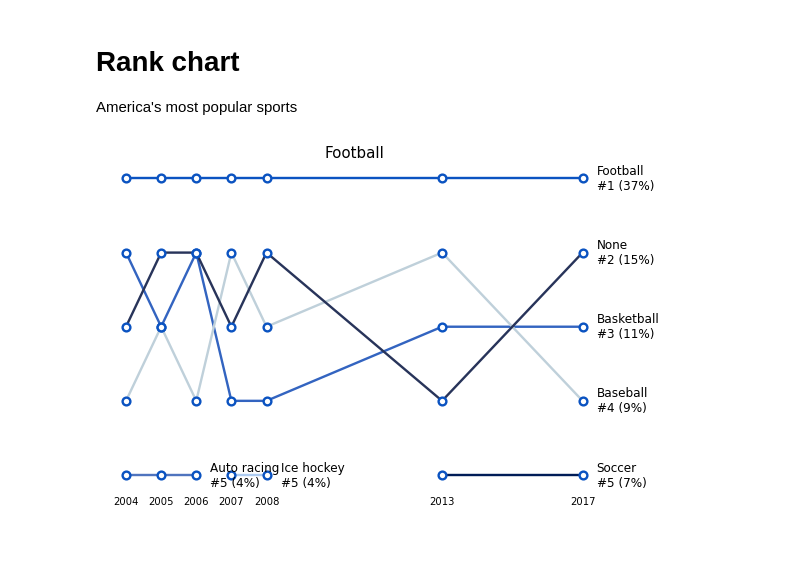
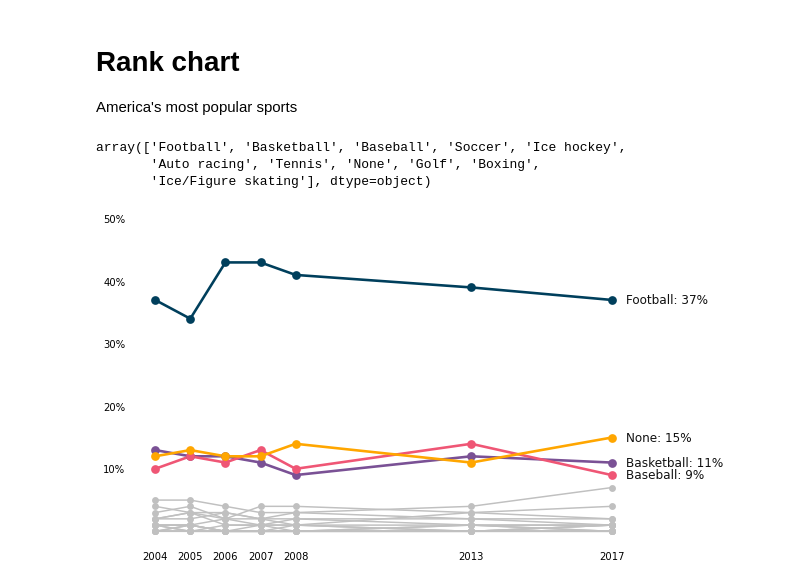
Before and after one commit to Lisa-Ho/makeover-monday, a Jupyter notebook: 2020-W01/makeover-monday-2020-w01.ipynb, the cells around one changed output. Drawn from its saved outputs; the diff is of its cells as text; code cells hidden in the pictures; blank space fills up the shorter version.

Commit message:
continud chart ++ started setting up data viz layout

```diff
--- a/2020-W01/makeover-monday-2020-w01.ipynb
+++ b/2020-W01/makeover-monday-2020-w01.ipynb
@@ -22,4 +22,5 @@ data["rank"] = data.groupby("Year")["Percent"].transform(lambda x: rankdata(-x))
 data["rank"] = data["rank"].apply(np.floor)
 
 #remove where rank less than 10
-data = data[data["rank"]<=5]
+#data = data[data["rank"]<=8]
+data = data[data["Sport"]!="No opinion"]
@@ -29,52 +27,67 @@ SPORT = SPORTS[0]
+# %%
+data["Sport"].unique()
+# %% [output]
+array(['Football', 'Basketball', 'Baseball', 'Soccer', 'Ice hockey',
+       'Auto racing', 'Tennis', 'None', 'Golf', 'Boxing',
+       'Ice/Figure skating'], dtype=object)
 # %%
-def add_label(x,y,perc,label, fontsize, ax):
+def add_label(x,y,label, fontsize, ax):
     PAD = 0.4
     ax.annotate(
-        f"{label}\n#{int(y)} ({int(perc)}%)",
+        f"{label}: {int(y)}%",
         xy=(x + PAD, y),
         ha="left",
         va="center",
         fontsize=fontsize,
-        zorder=12
+        zorder=12,
+        color="#111111"
     )
 # %%
-colours = {'Football': "#0b53c1", 'Basketball': "#3364c0", 'Baseball': "#bfd0da", 'Soccer': "#001c57",
-           'None':"#28345a",'Ice hockey':"#adcbf1", 'Auto racing':"#4f74be" }
+SPORTS = data["Sport"].unique()
+SPORT = SPORTS[0]
+
+top_four = ['Football', 'Basketball', 'Baseball', 'None']
+colours = {'Football': "#003f5c", 'Basketball': "#7a5195", 'Baseball': "#ef5675", 'None':"#ffa600"}
+other = "#C0C0C0"
 
 # Initialize figure and axis
 fig, ax = plt.subplots(figsize=(9, 6))
 
 # Invert vertical axis to show rank 1 on top
-ax.invert_yaxis()
+#ax.invert_yaxis()
+
+ax = plt.subplot2grid(shape=(3, 2), loc=(1, 0), rowspan=2)
 
 # Loop through countries
 for sport in SPORTS:
 
     # Filter data to keep rows of the country
     d = data[data["Sport"] == sport]
     x = d["Year"].values
-    y = d["rank"].values
-    perc = d["Percent"].values
+    y = d["Percent"].values
+    rank = d["rank"].values
 
-    ax.plot(x, y, color=colours[sport], lw=2.4, zorder=10)
-    ax.scatter(x, y, fc="w", ec="#0b53c1", s=60, lw=2.4, zorder=12)
+    if sport in top_four:
+        ax.plot(x, y, color=colours[sport], lw=2.6, zorder=10)
+        ax.scatter(x, y, fc=colours[sport], ec=colours[sport], s=40, lw=2.4, zorder=12)
+        # Pass the first and last values to the add_label function
+        add_label(x[0], y[0], sport, 12, ax)
+    else:
+        ax.plot(x, y, color=other)
+        ax.scatter(x, y, fc=other, ec=other, s=20, lw=2.4, zorder=12)
 
-    # Pass the first and last values to the add_label function
-    add_label(x[0], y[0],perc[0], sport, 12, ax)
 
 # Remove vertical ticks
-ax.set_yticks([])
+ax.set_yticks([0,10,20,30,40,50])
+ax.set_yticklabels(["","10%","20%","30%","40%","50%"])
 
 # Set location of horizontal ticks
-ax.set_xticks([2004, 2005, 2006, 2007, 2008, 2013, 2017])
+ax.set_xticks([2004, 2005, 2006, 2007, 2008, 2013, 2017], )
 
 # Remove tick marks in bottom horizontal axis
-ax.tick_params(bottom=False)
+ax.tick_params(bottom=False, left=False)
 
 # Remove the frame
 ax.set_frame_on(False)
-
-# Add a title
-ax.set_title(SPORT,fontsize=15, fontweight=500);
 # %% [output]
-[figure, old version]
+[figure, new version]
```
Also changed, not shown: parts of 3 cells of this notebook.
